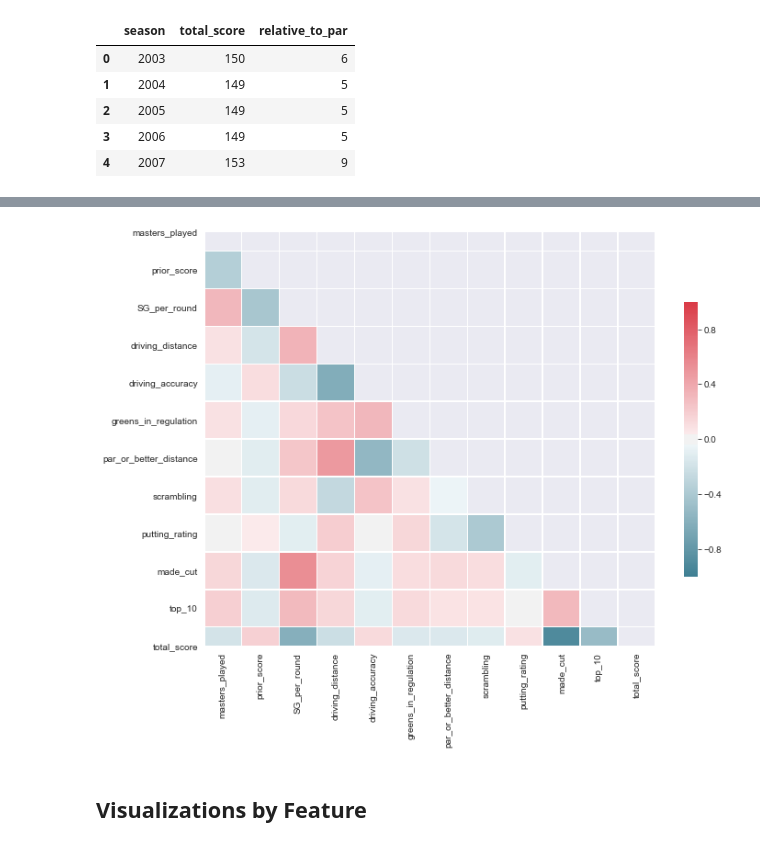
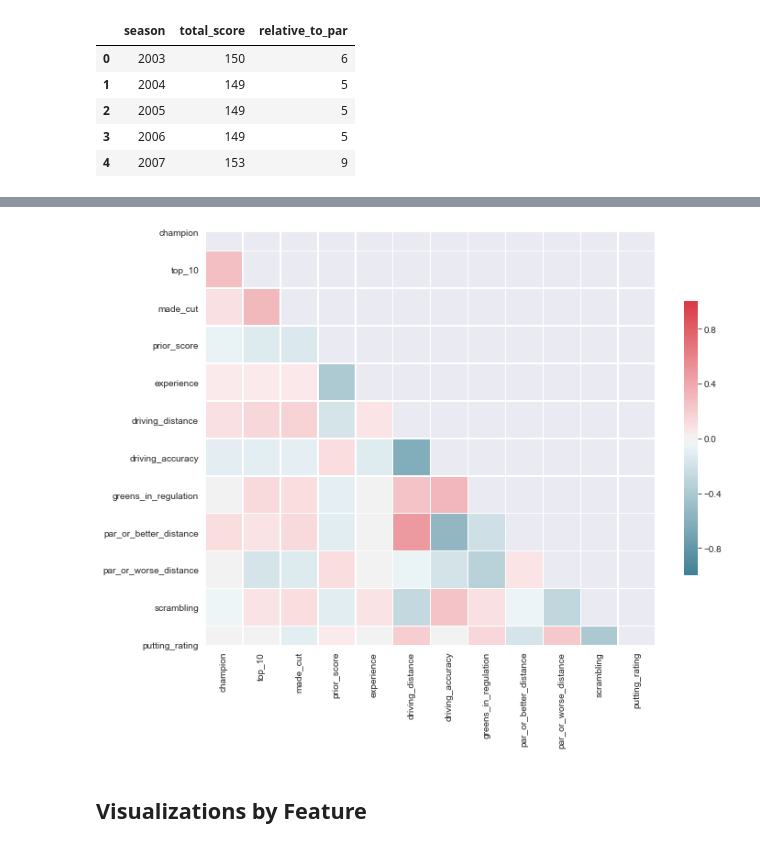
Before and after one commit to jprinfret/masters_tournament_classifier, a Jupyter notebook: 2020 Masters Tournament Predictions_noSG.ipynb, the cells around one changed output, grey strips where cells are left out. Cells and saved outputs as stored; diff of their text form; code cells hidden in the pictures.

```diff
--- a/2020 Masters Tournament Predictions_noSG.ipynb
+++ b/2020 Masters Tournament Predictions_noSG.ipynb
@@ -711,28 +741,33 @@ ax2.legend(loc='upper right', fontsize='large');
 # %%
-df_corr = df.drop(['season', 'full_name', 'min', 'mean'], axis=1)
+df_corr = df.drop(['season', 'full_name', 'field_avg_score', 'total_score', 'sg_over_field'], axis=1)
+cols=['champion', 'top_10', 'made_cut', 'prior_score', 'experience',
+       'driving_distance', 'driving_accuracy', 'greens_in_regulation',
+       'par_or_better_distance', 'par_or_worse_distance', 'scrambling',
+       'putting_rating']
+df_corr = df_corr[cols]
 
 fig = plt.figure(figsize=(11,11))
 
 # Create mask
 mask = np.zeros_like(df_corr.corr(), dtype=np.bool)
 mask[np.triu_indices_from(mask)] = True
 
 # Create color scheme
 cmap = sns.diverging_palette(220, 10, as_cmap=True)
 
 ax1 = fig.add_subplot(111)
 sns.heatmap(df_corr.corr(),
             mask=mask,
             cmap=cmap,
             center=0,
             vmin=-1,
             vmax=1,
             square=True,
             linewidths=0.5,
             cbar_kws={'shrink': 0.5},
             ax=ax1);
 # %% [output]
-[figure, old version]
+[figure, new version]
 # %% [markdown]
 ## Visualizations by Feature
 # %% [markdown]
```
Also changed, not shown: parts of 45 cells of this notebook, 3 other files.
